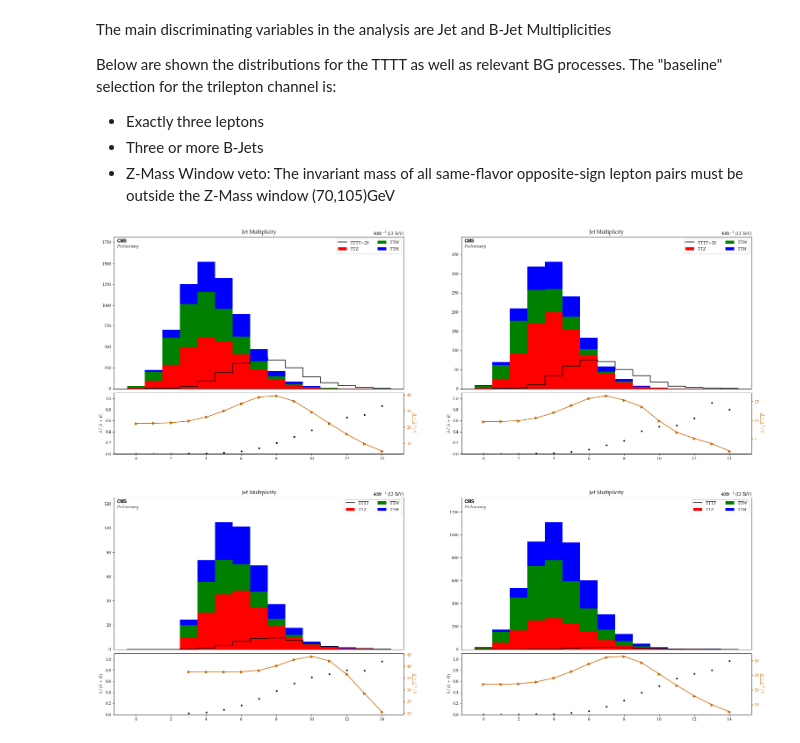
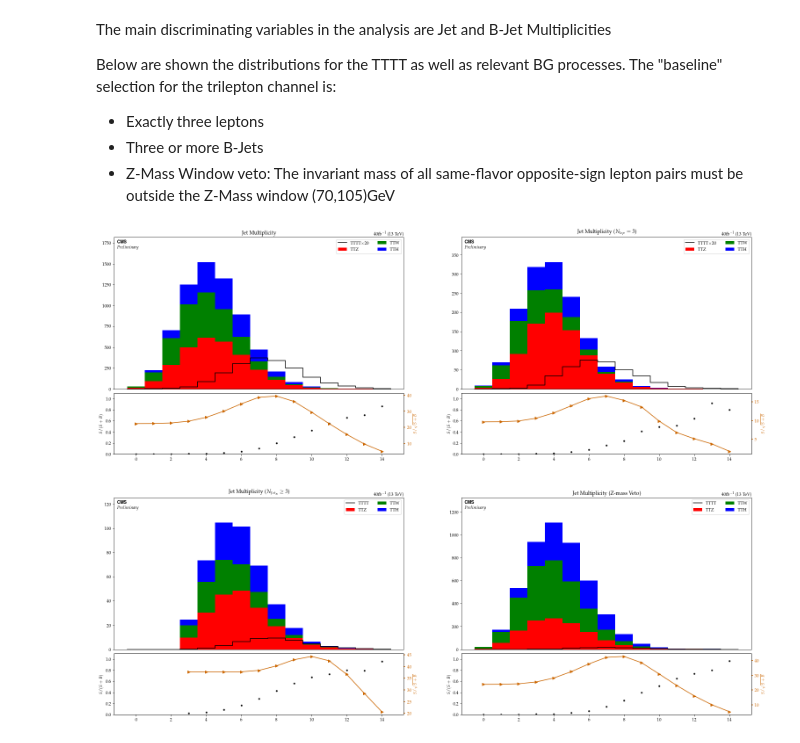
Before and after one commit to cfangmeier/TTTT, a Jupyter notebook: python/Plotter Testing.ipynb, the cells around one changed output. Drawn from its saved outputs; the diff is of its cells as text; code cells hidden in the pictures.

Commit message:
Updates to analysis routine, adding additional histograms

```diff
--- a/python/Plotter Testing.ipynb
+++ b/python/Plotter Testing.ipynb
@@ -35,7 +32,7 @@ def stack(attr, ax, title, cls=StackHist, stack_signal=False, scale = None, **kw
     hs.luminosity = 40
     hs.energy = 13
     hs.logy=False
-    hs.draw(ax, **kwargs)
+    hs.draw(ax, **kwargs, save=True)
 # %% [markdown]
 The main discriminating variables in the analysis are Jet and B-Jet Multiplicities
 
@@ -44,15 +41,10 @@ Below are shown the distributions for the TTTT as well as relevant BG processes.
   - Three or more B-Jets
   - Z-Mass Window veto: The invariant mass of all same-flavor opposite-sign lepton pairs must be outside the Z-Mass window (70,105)GeV
 # %%
-fig, ((ax0, ax1), (ax2, ax3)) = plt.subplots(2,2, figsize=(26,20))
+fig, ((ax0, ax1), (ax2, ax3)) = plt.subplots(2,2, figsize=(26,20), tight_layout=False)
 stack('jet_count', ax0, 'Jet Multiplicity', cls=StackHistWithSignificance, high_cut_significance=True)
-stack('jet_count_trilepton', ax1, 'Jet Multiplicity', cls=StackHistWithSignificance, high_cut_significance=True)
-stack('jet_count_b_jet3', ax2, 'Jet Multiplicity', cls=StackHistWithSignificance, scale=1, high_cut_significance=True)
-stack('jet_count_z_mass_veto', ax3, 'Jet Multiplicity', cls=StackHistWithSignificance, scale=1, high_cut_significance=True)
-# stack('b_jet_count_base_selection', ax3, 'B-Jet Multiplicity', cls=StackHistWithSignificance, scale=1, high_cut_significance=True)
-# stack('b_jet_count', ax1, 'B-Jet Multiplicity', cls=StackHistWithSignificance, high_cut_significance=True)
-
-# stack('lepton_count', ax4, 'Lepton Multiplicity', )
-# stack('lepton_count', ax5, 'Lepton Multiplicity', stack_signal=True)
+stack('jet_count_trilepton', ax1, 'Jet Multiplicity ($N_{lep}=3$)', cls=StackHistWithSignificance, high_cut_significance=True)
+stack('jet_count_b_jet3', ax2, 'Jet Multiplicity ($N_{Jet_B}\ge3$)', cls=StackHistWithSignificance, scale=1, high_cut_significance=True)
+stack('jet_count_z_mass_veto', ax3, 'Jet Multiplicity (Z-mass Veto)', cls=StackHistWithSignificance, scale=1, high_cut_significance=True)
 # %% [output]
-[figure, old version]
+[figure, new version]
```
Also changed, not shown: parts of 11 cells of this notebook, 10 other files.
